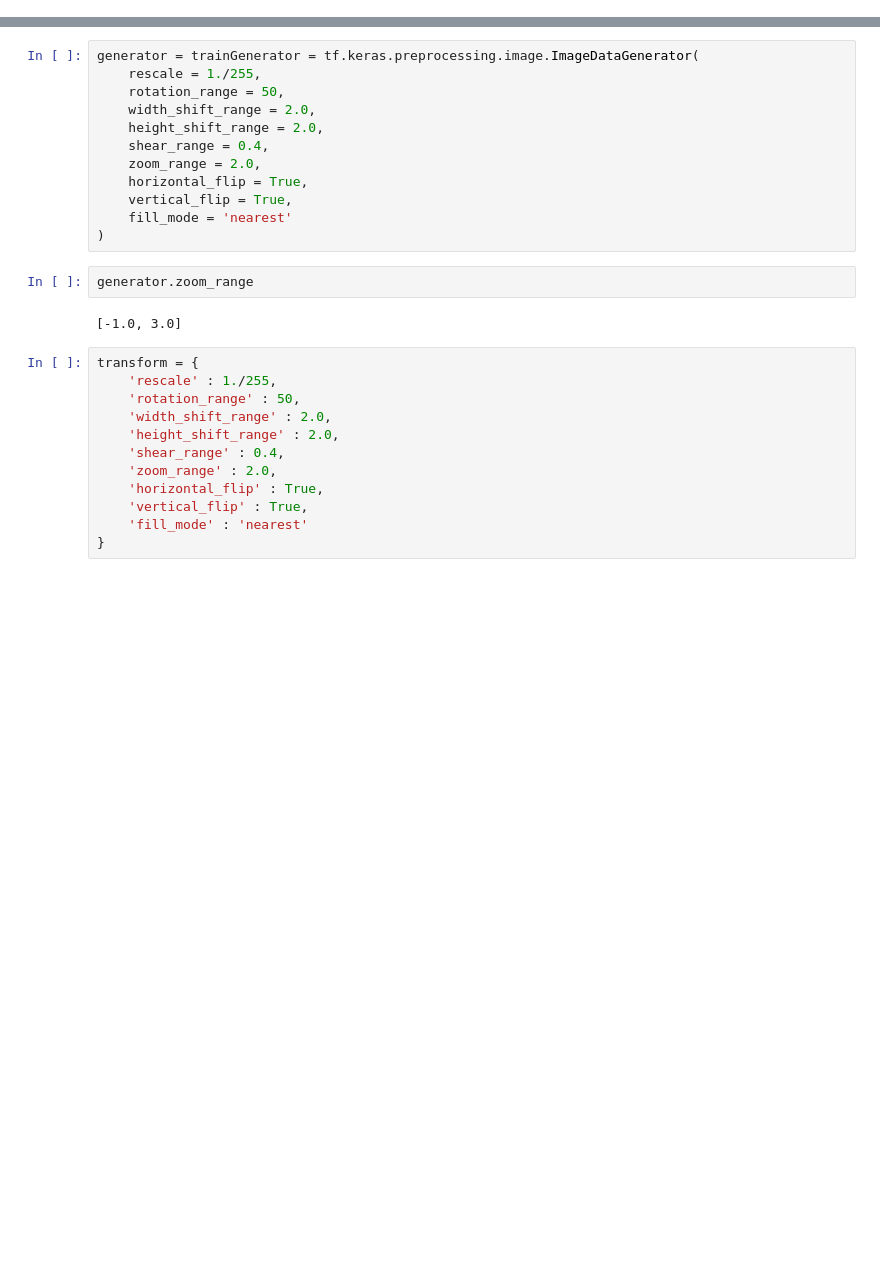
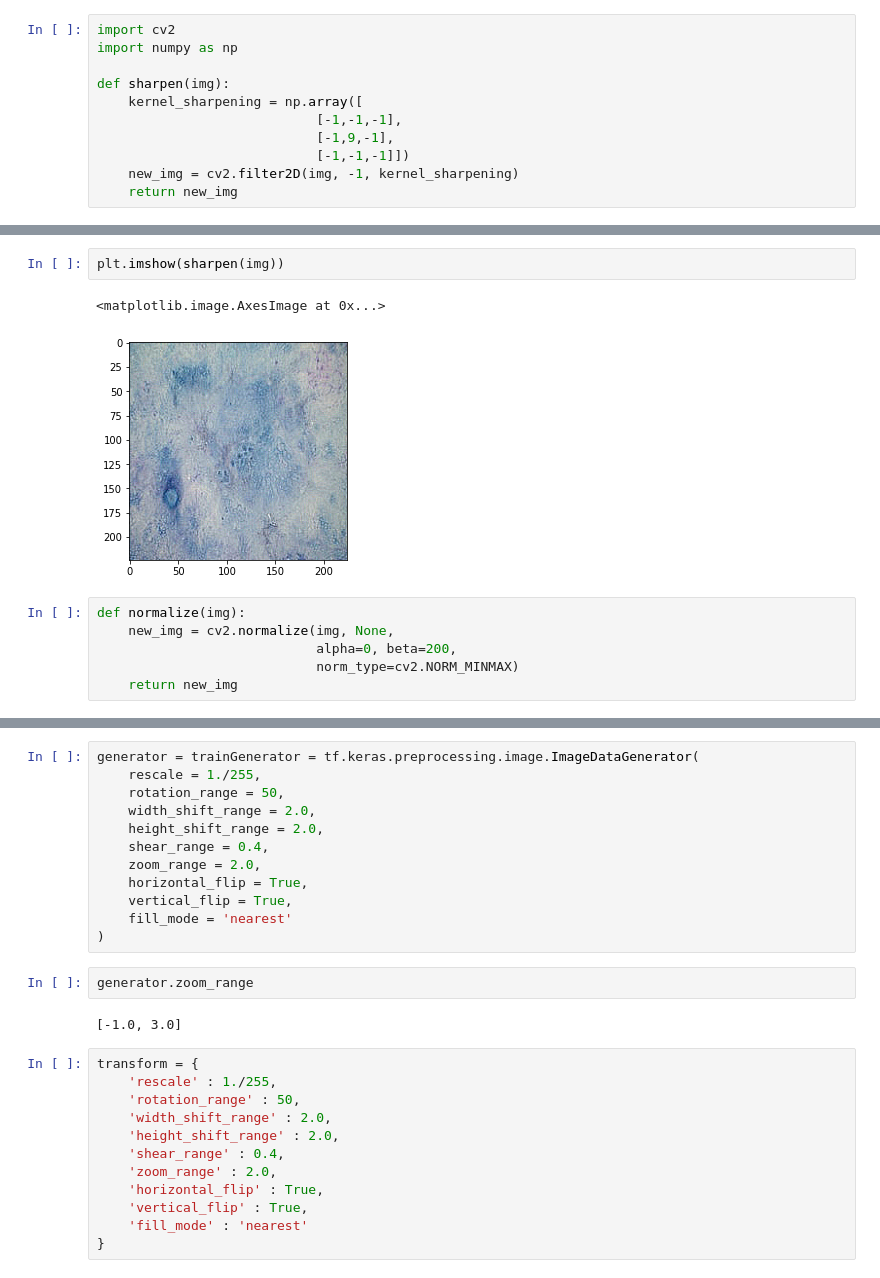
Before and after one commit to rithurajnambiar17/skin-cancer-classification, a Jupyter notebook: notebooks/temp.ipynb, the cells around one changed output, grey strips where cells are left out. Drawn from its saved outputs; the diff is of its cells as text; blank space fills up the shorter version.

```diff
--- a/notebooks/temp.ipynb
+++ b/notebooks/temp.ipynb
@@ -8,0 +11,11 @@ img.shape
+# %%
+import cv2
+import numpy as np
+
+def sharpen(img):
+    kernel_sharpening = np.array([
+                            [-1,-1,-1],
+                            [-1,9,-1],
+                            [-1,-1,-1]])
+    new_img = cv2.filter2D(img, -1, kernel_sharpening)
+    return new_img
@@ -8,0 +50,11 @@ img.shape
+# %%
+plt.imshow(sharpen(img))
+# %% [output]
+<matplotlib.image.AxesImage at 0x...>
+[figure, added]
+# %%
+def normalize(img):
+    new_img = cv2.normalize(img, None,
+                            alpha=0, beta=200,
+                            norm_type=cv2.NORM_MINMAX)
+    return new_img
```
Also changed, not shown: parts of 5 cells of this notebook, 16 other files.
